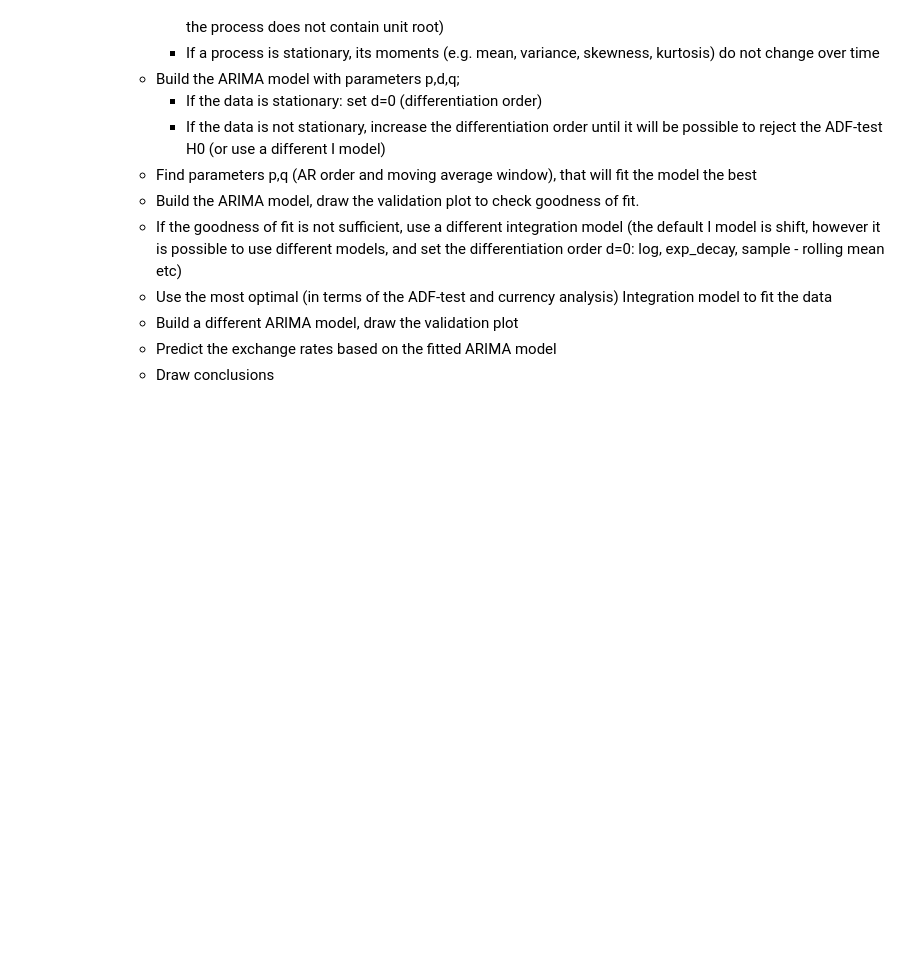
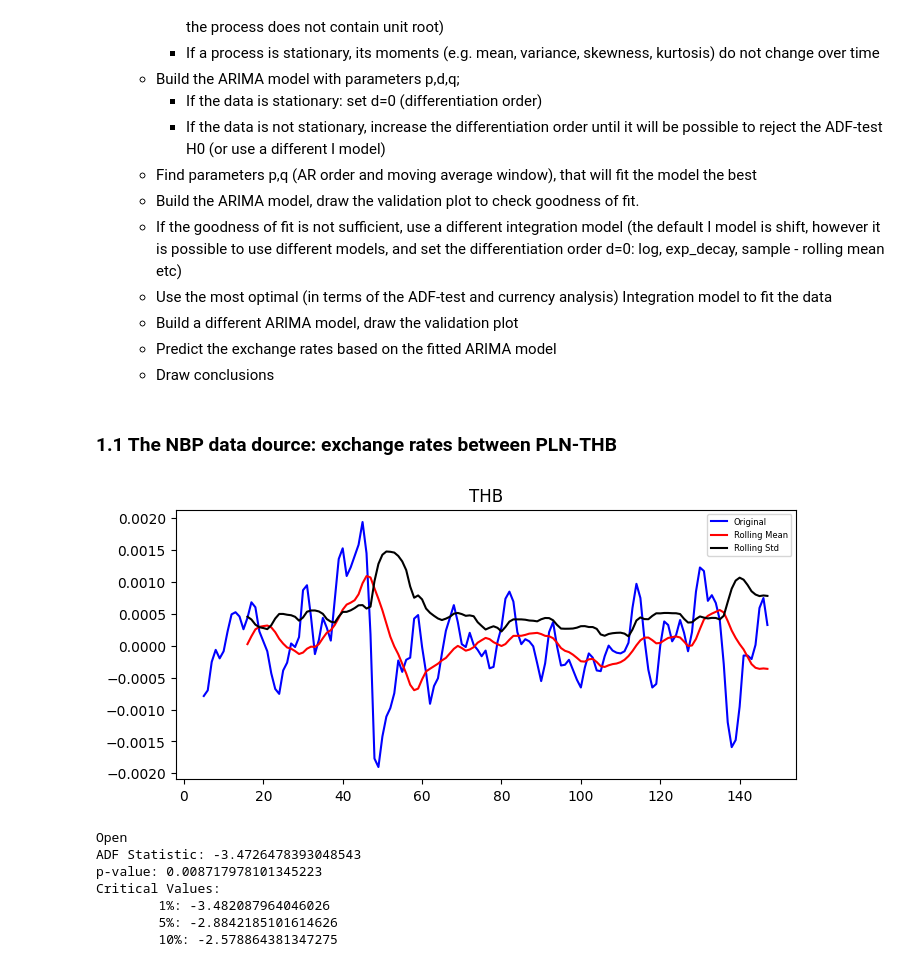
Before and after one commit to al3xkras/arima-python-examples, a Jupyter notebook: arima-currency-analysis/CurrencyAnalysis-ARIMA.ipynb, the cells around one changed output. Cells and saved outputs as stored; diff of their text form; code cells hidden in the pictures; blank space fills up the shorter version.

Commit message:
Refactoring & bug fixes; fit the ARIMA model & predict exchange rates

```diff
--- a/arima-currency-analysis/CurrencyAnalysis-ARIMA.ipynb
+++ b/arima-currency-analysis/CurrencyAnalysis-ARIMA.ipynb
@@ -314,3 +324,13 @@ class CurrencyAnalysis:
         if display:
             print("The ME between the currency actual and predicted values is:",me)
         return me
+# %% [markdown]
+### 1.1 The NBP data dource: exchange rates between PLN-THB
+# %%
+test_days=10
+
+#Select data in range [date_min,date_max]
+date_min=pd.to_datetime("2021.01.01")
+date_max=pd.to_datetime("2022.08.01")
+
+ca = CurrencyAnalysis(alpha,df_currencies,'1 THB',date_min,date_max,test_days,'THB')
@@ -316,0 +352,11 @@ class CurrencyAnalysis:
+# %%
+ca.stationarity(Integration_fun=I)
+# %% [output]
+[figure, added]
+Open
+ADF Statistic: -3.4726478393048543
+p-value: 0.008717978101345223
+Critical Values:
+        1%: -3.482087964046026
+        5%: -2.8842185101614626
+        10%: -2.578864381347275
```
Also changed, not shown: parts of 3 cells of this notebook.
